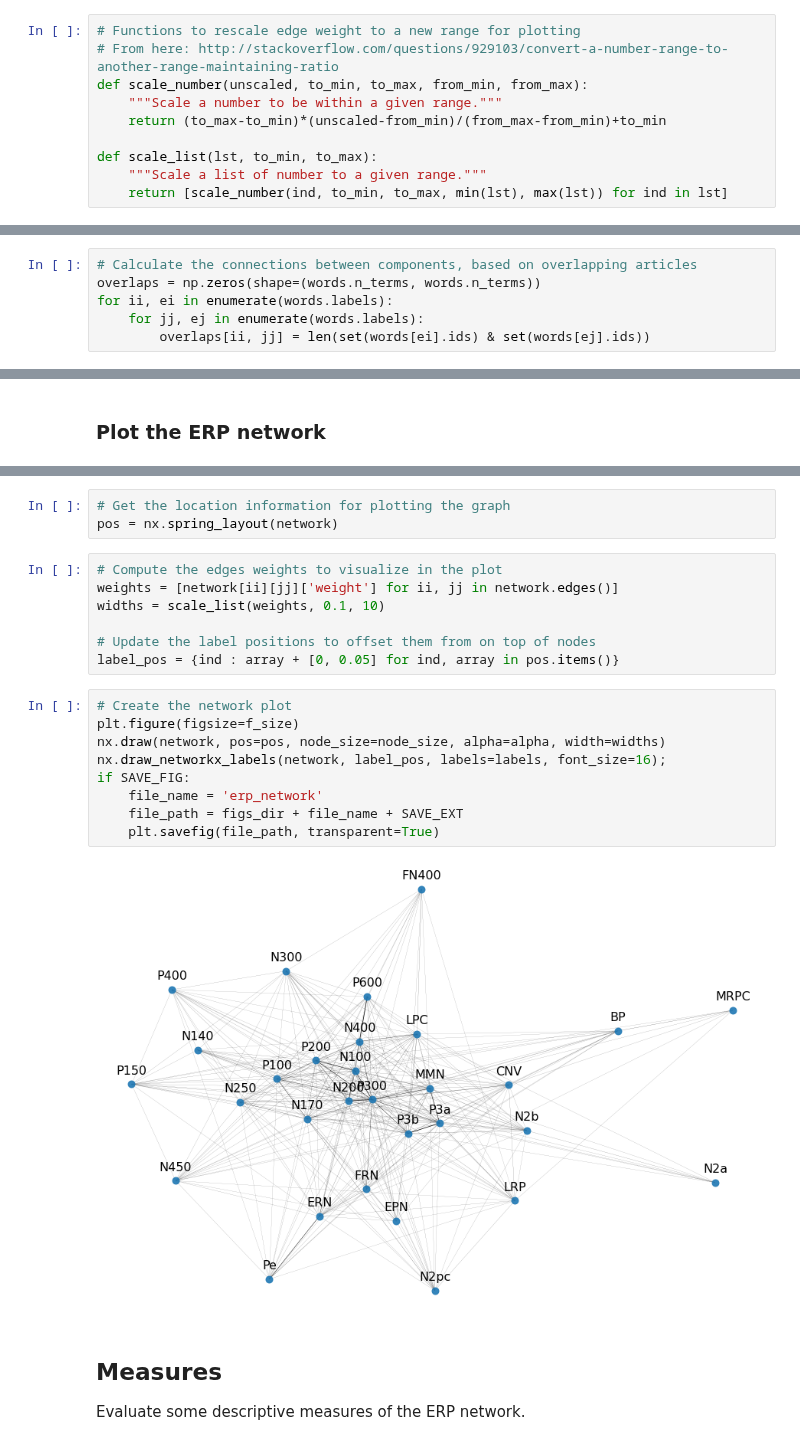
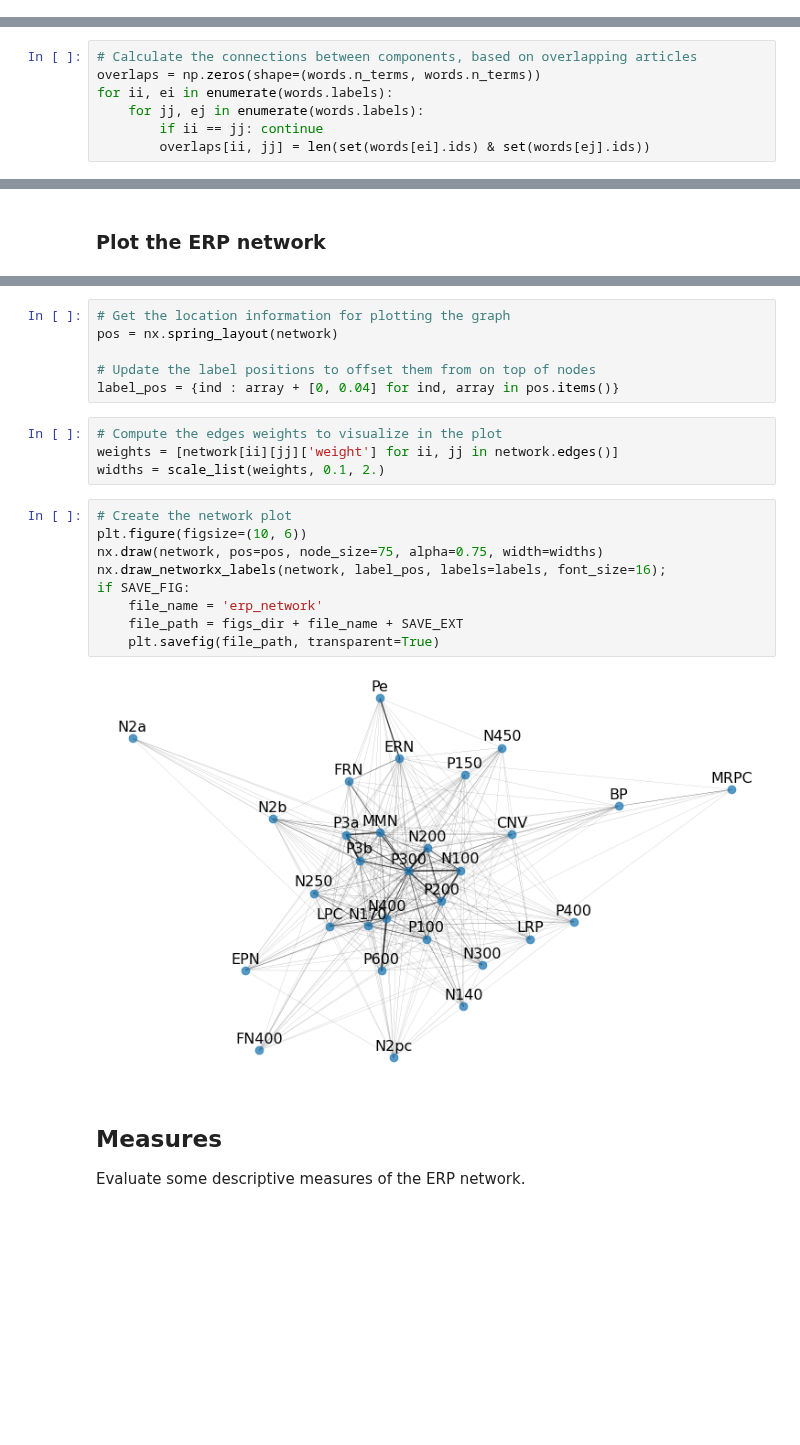
Before and after one commit to weblearn22/ERPscanr, a Jupyter notebook: notebooks/06-NetworkAnalysis.ipynb, the cells around one changed output, grey strips where cells are left out. Drawn from its saved outputs; the diff is of its cells as text; blank space fills up the shorter version.

Commit message:
update network analysis

```diff
--- a/notebooks/06-NetworkAnalysis.ipynb
+++ b/notebooks/06-NetworkAnalysis.ipynb
@@ -18,10 +15,0 @@ The following functions are for scaling data, to be used to scale the weight edg
-# %%
-# Functions to rescale edge weight to a new range for plotting
-# From here: http://stackoverflow.com/questions/929103/convert-a-number-range-to-another-range-maintaining-ratio
-def scale_number(unscaled, to_min, to_max, from_min, from_max):
-    """Scale a number to be within a given range."""
-    return (to_max-to_min)*(unscaled-from_min)/(from_max-from_min)+to_min
-
-def scale_list(lst, to_min, to_max):
-    """Scale a list of number to a given range."""
-    return [scale_number(ind, to_min, to_max, min(lst), max(lst)) for ind in lst]
@@ -54,6 +47,7 @@ words.drop_data(n_min)
 overlaps = np.zeros(shape=(words.n_terms, words.n_terms))
 for ii, ei in enumerate(words.labels):
     for jj, ej in enumerate(words.labels):
+        if ii == jj: continue
         overlaps[ii, jj] = len(set(words[ei].ids) & set(words[ej].ids))
 # %%
 # Initialize network graph, and add the nodes
@@ -87,24 +75,24 @@ node_size = 80
 # %%
 # Get the location information for plotting the graph
 pos = nx.spring_layout(network)
+
+# Update the label positions to offset them from on top of nodes
+label_pos = {ind : array + [0, 0.04] for ind, array in pos.items()}
 # %%
 # Compute the edges weights to visualize in the plot
 weights = [network[ii][jj]['weight'] for ii, jj in network.edges()]
-widths = scale_list(weights, 0.1, 10)
-
-# Update the label positions to offset them from on top of nodes
-label_pos = {ind : array + [0, 0.05] for ind, array in pos.items()}
+widths = scale_list(weights, 0.1, 2.)
 # %%
 # Create the network plot
-plt.figure(figsize=f_size)
-nx.draw(network, pos=pos, node_size=node_size, alpha=alpha, width=widths)
+plt.figure(figsize=(10, 6))
+nx.draw(network, pos=pos, node_size=75, alpha=0.75, width=widths)
 nx.draw_networkx_labels(network, label_pos, labels=labels, font_size=16);
 if SAVE_FIG:
     file_name = 'erp_network'
     file_path = figs_dir + file_name + SAVE_EXT
     plt.savefig(file_path, transparent=True)
 # %% [output]
-[figure, old version]
+[figure, new version]
 # %% [markdown]
 ## Measures
 
```
Also changed, not shown: parts of 17 cells of this notebook.
